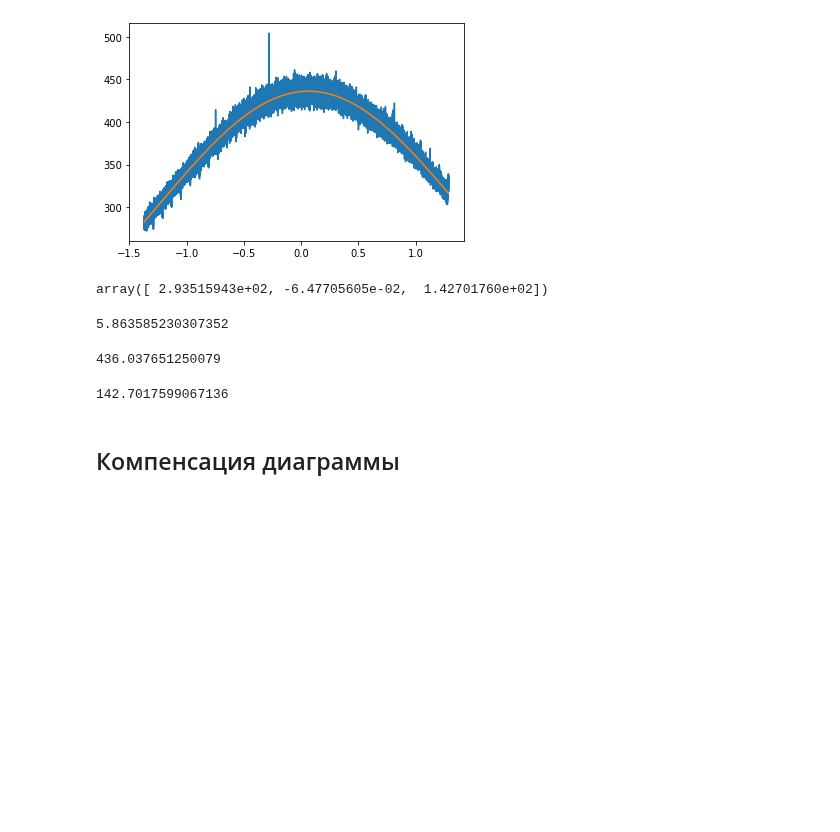
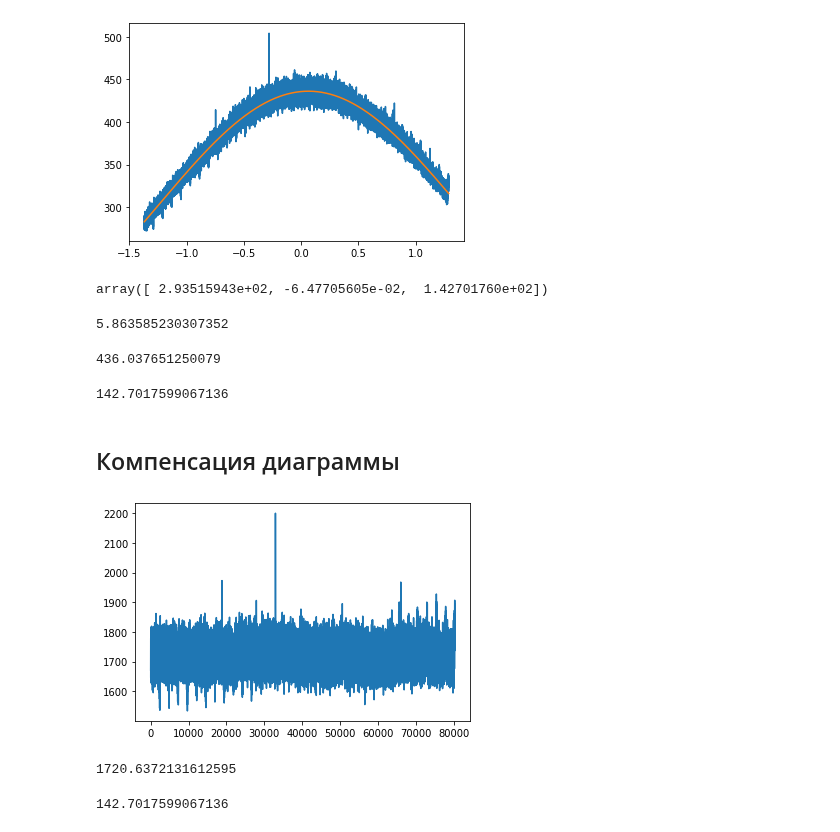
Before and after one commit to KazAndr/SWTraject, a Jupyter notebook: diagramma_napravlennosti.ipynb, the cells around one changed output. Drawn from its saved outputs; the diff is of its cells as text; code cells hidden in the pictures; blank space fills up the shorter version.

Commit message:
Update diagramma_napravlennosti.ipynb
Реализован окончательный вариант кода калибровки.

```diff
--- a/diagramma_napravlennosti.ipynb
+++ b/diagramma_napravlennosti.ipynb
@@ -254,8 +254,27 @@ popt[2]
 142.7017599067136
 # %% [markdown]
 ## Компенсация диаграммы
+# %%
+beam_coeff = beam_obs(x,*popt)
+coeff = 1720/(amp - popt[2])
+obser = coeff*obser
+y0_back = popt[2]*coeff
 # %%
 cor_d = []
-for data_point, coeff in zip(obser, poli/np.max(poli)):
+for data_point, coeff in zip(obser, beam_coeff/np.max(beam_coeff)):
     cor_d.append(data_point/coeff)
 cor_d = np.asarray(cor_d)
+
+plt.close()
+plt.plot(cor_d - y0_back)
+plt.show()
+# %% [output]
+[figure, added]
+# %%
+np.median(cor_d - y0_back)
+# %% [output]
+1720.6372131612595
+# %%
+popt[2]
+# %% [output]
+142.7017599067136
```
